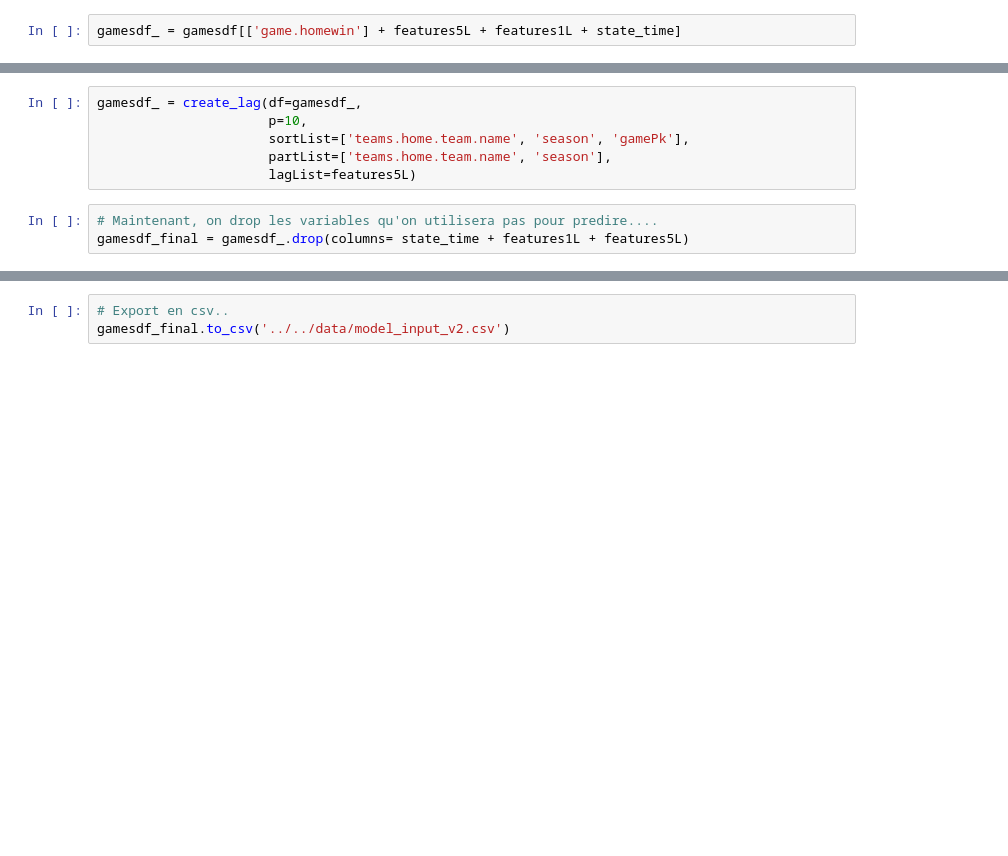
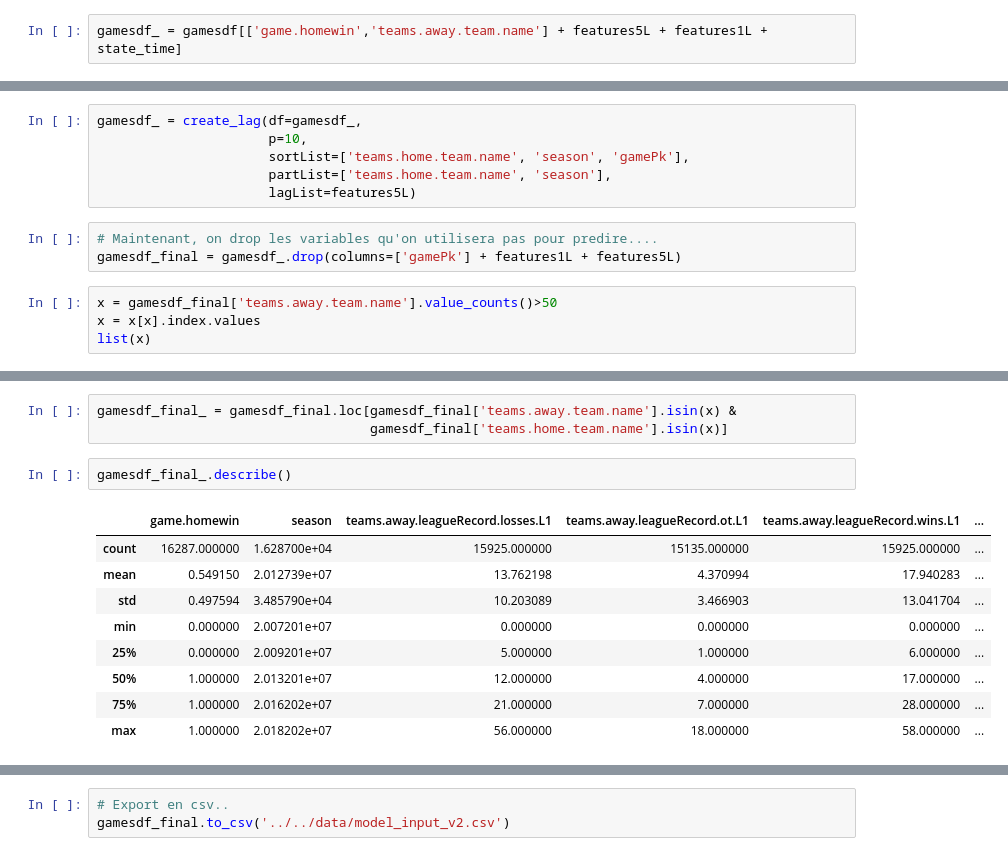
Before and after one commit to FrischWaugh/NHL_Prediction, a Jupyter notebook: notebooks/Preprocess.ipynb, the cells around one changed output, grey strips where cells are left out. Saved outputs shown, nothing was run; the diff lists cells and outputs as text; blank space fills up the shorter version.

```diff
--- a/notebooks/Preprocess.ipynb
+++ b/notebooks/Preprocess.ipynb
@@ -66,7 +67,7 @@ state_time = ['teams.home.team.name', 'season', 'gamePk']
 # Creation de la variable a predire -- home win
 gamesdf['game.homewin'] = (gamesdf['teams.home.score'] - gamesdf['teams.away.score']> 0).astype('int')
 # %%
-gamesdf_ = gamesdf[['game.homewin'] + features5L + features1L + state_time]
+gamesdf_ = gamesdf[['game.homewin','teams.away.team.name'] + features5L + features1L + state_time]
 # %%
 gamesdf_ = create_lag(df=gamesdf_,
                       p=1,
@@ -81,4 +82,8 @@ gamesdf_ = create_lag(df=gamesdf_,
                       lagList=features5L)
 # %%
 # Maintenant, on drop les variables qu'on utilisera pas pour predire....
-gamesdf_final = gamesdf_.drop(columns= state_time + features1L + features5L)
+gamesdf_final = gamesdf_.drop(columns=['gamePk'] + features1L + features5L)
+# %%
+x = gamesdf_final['teams.away.team.name'].value_counts()>50
+x = x[x].index.values
+list(x)
@@ -84,0 +108,15 @@ gamesdf_final = gamesdf_.drop(columns= state_time + features1L + features5L)
+# %%
+gamesdf_final_ = gamesdf_final.loc[gamesdf_final['teams.away.team.name'].isin(x) &
+                                   gamesdf_final['teams.home.team.name'].isin(x)]
+# %%
+gamesdf_final_.describe()
+# %% [output]
+|  | game.homewin | season | teams.away.leagueRecord.losses.L1 | teams.away.leagueRecord.ot.L1 | teams.away.leagueRecord.wins.L1 | ... |
+| count | 16287.000000 | 1.628700e+04 | 15925.000000 | 15135.000000 | 15925.000000 | ... |
+| mean | 0.549150 | 2.012739e+07 | 13.762198 | 4.370994 | 17.940283 | ... |
+| std | 0.497594 | 3.485790e+04 | 10.203089 | 3.466903 | 13.041704 | ... |
+| min | 0.000000 | 2.007201e+07 | 0.000000 | 0.000000 | 0.000000 | ... |
+| 25% | 0.000000 | 2.009201e+07 | 5.000000 | 1.000000 | 6.000000 | ... |
+| 50% | 1.000000 | 2.013201e+07 | 12.000000 | 4.000000 | 17.000000 | ... |
+| 75% | 1.000000 | 2.016202e+07 | 21.000000 | 7.000000 | 28.000000 | ... |
+| max | 1.000000 | 2.018202e+07 | 56.000000 | 18.000000 | 58.000000 | ... |
```
Also changed, not shown: parts of 3 cells of this notebook, 1 other file.
